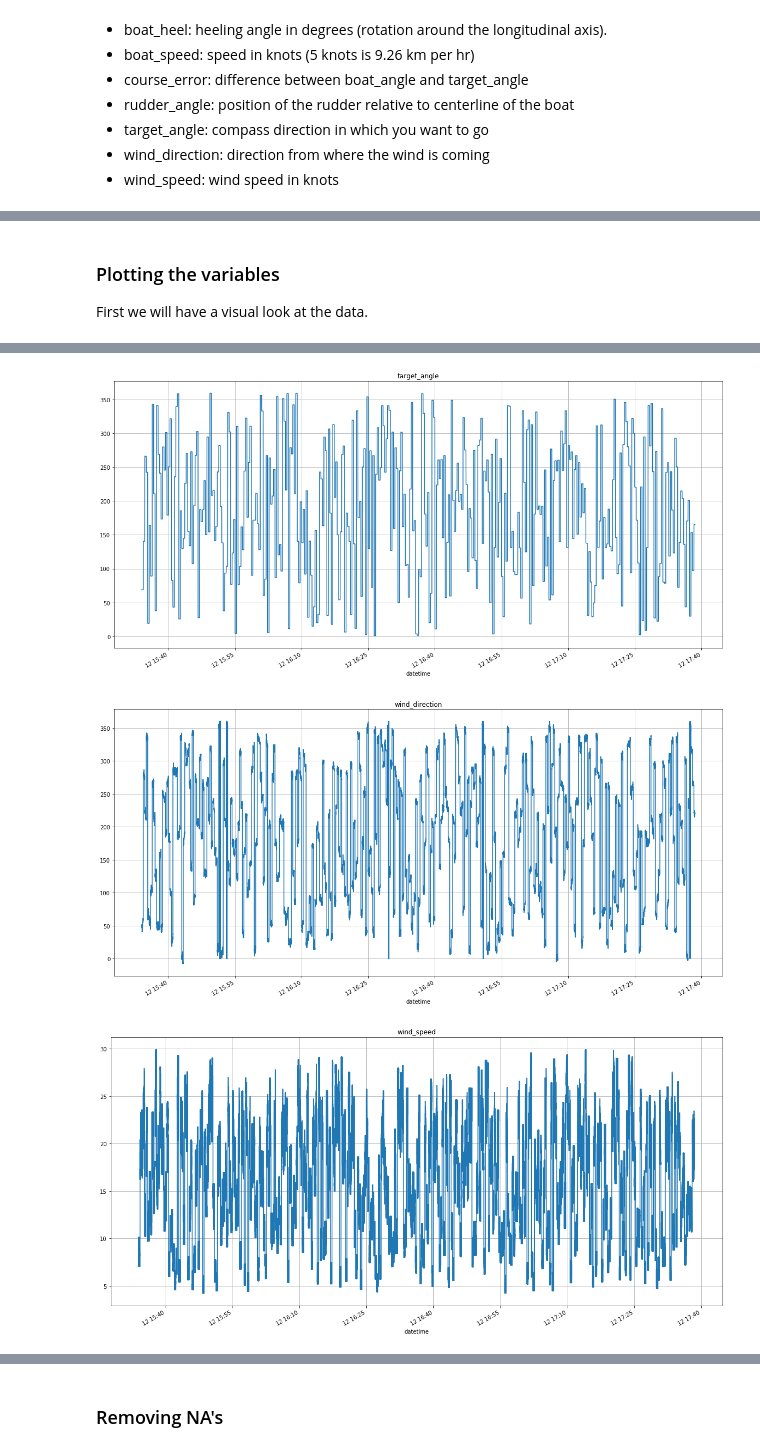
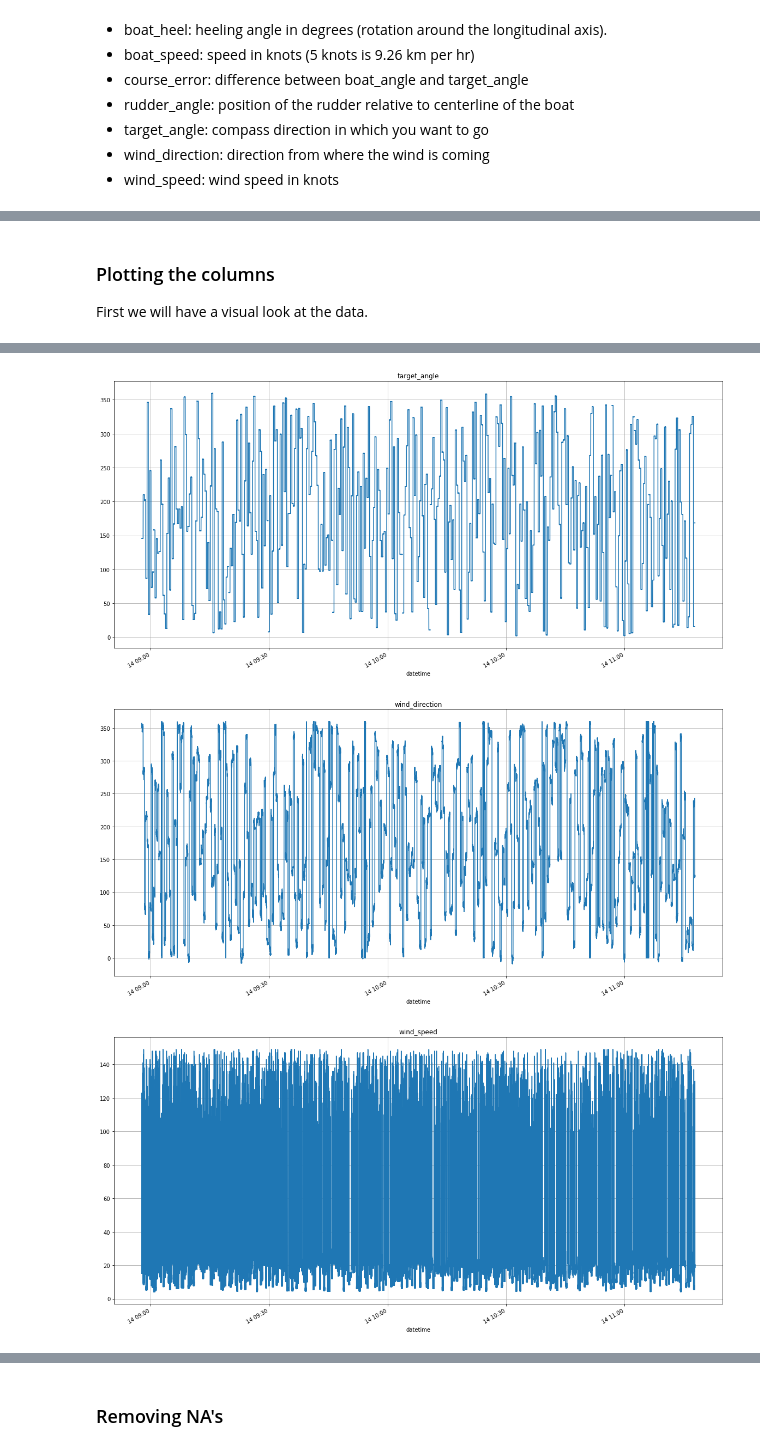
Before and after one commit to wouterdewinter/ai-captain, a Jupyter notebook: notebooks/data_cleaning_with_pandas_solution.ipynb, the cells around one changed output, grey strips where cells are left out. Drawn from its saved outputs; the diff is of its cells as text; code cells hidden in the pictures.

```diff
--- a/notebooks/data_cleaning_with_pandas_solution.ipynb
+++ b/notebooks/data_cleaning_with_pandas_solution.ipynb
@@ -12,8 +12,9 @@ import os
 # %% [markdown]
 ### Import log file
 # %%
-# dit stukje al geven
-df = pd.read_csv(os.path.join('..', 'data', 'logs', 'history_20181113_2149.csv'),
+# load logfile into a Pandas dataframe
+# dit stukje geven
+df = pd.read_csv(os.path.join('..', 'data', 'logs', 'log_noisy.csv'),
                    index_col='datetime', parse_dates=True).drop(['Unnamed: 0'], axis=1)
 
 df.info()
@@ -69,12 +77,16 @@ df.tail()
 # %% [markdown]
-### Plotting the variables
+### Plotting the columns
 First we will have a visual look at the data.
+# %%
+# Put the columns in a list named 'columns'
+# YOUR CODE HERE
+columns = list(df)
 # %%
-# Plot the data
-variables = list(df)
-for var in variables:
+# Plot the data (this can take a few seconds)
+# Dit stukje geven
+for column in columns:
     _, ax = plt.subplots(figsize=(20, 10))
-    ax.set_title(var)
-    df[var].plot(ax=ax)
+    ax.set_title(column)
+    df[column].plot(ax=ax)
     plt.grid(True)
 # %% [output]
@@ -87,3 +99,3 @@ for var in variables:
-[figure, old version]
+[figure, new version]
-[figure, old version]
+[figure, new version]
-[figure, old version]
+[figure, new version]
```
Also changed, not shown: parts of 19 cells of this notebook.
